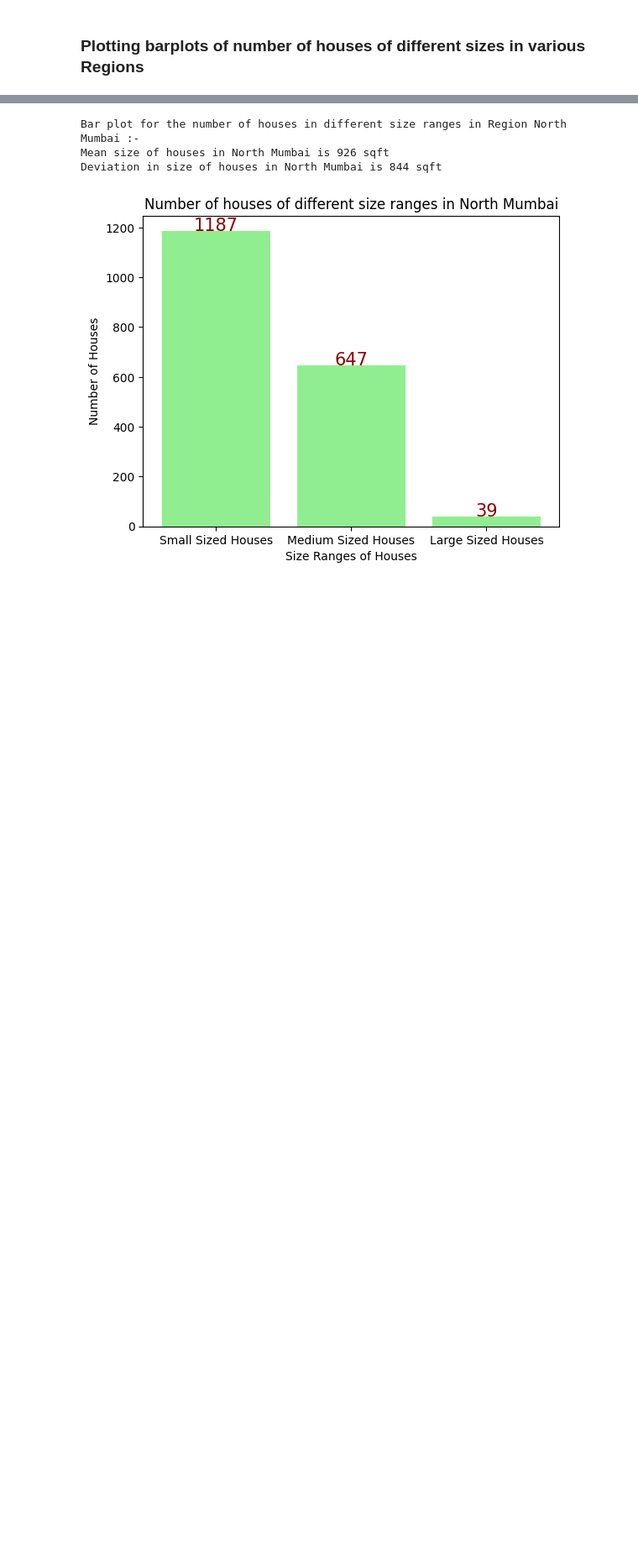
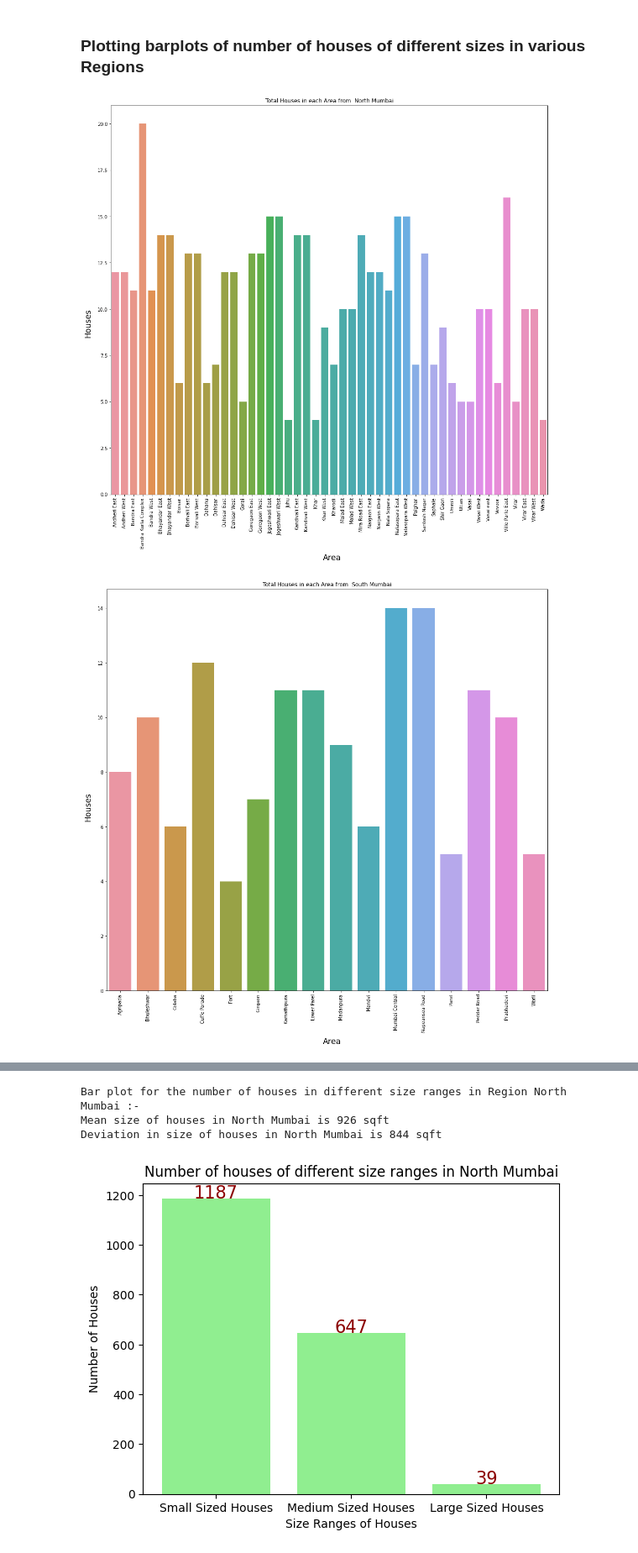
Before and after one commit to Ojas1905/DS203-PROJECT, a Jupyter notebook: DS203_PROJECT.ipynb, the cells around one changed output, grey strips where cells are left out. Shown at 84% size. Cells and saved outputs as stored; diff of their text form; code cells hidden in the pictures; blank space fills up the shorter version.

```diff
--- a/DS203_PROJECT.ipynb
+++ b/DS203_PROJECT.ipynb
@@ -474,2 +479,33 @@ Deviation in prices of houses in Raigadh is 0.18 Crore Rupees
 # %% [markdown]
 ### Plotting barplots of number of houses of different sizes in various Regions
+# %%
+def houses(DataFrames,region):
+    get_houses=DataFrames[region]
+    total_houses=get_houses.groupby(df['Location'],as_index=False)
+    Area=[]
+    Houses=[]
+    for key,item in total_houses:
+
+        total=len(key)
+        Area.append(key)
+        Houses.append(total)
+
+    f=plt.figure(figsize=(14,14))
+
+
+    ax = sns.barplot(Area,y=Houses)
+    ax.set(xlabel='')
+    plt.title(region,weight='bold')
+    #adding a common x and y label
+    plt.xticks(range(len(Houses)),Area, rotation='vertical')
+    plt.title("Total Houses in each Area from  " + Regions[i])
+    f.text(0.52,-0.01, "Area", ha="center", va="center",size='xx-large')
+    f.text(-0.01,0.50, "Houses", ha="center", va="center", rotation=90,size='xx-large')
+    plt.tight_layout()
+    plt.show()
+# %%
+for i in range(len(DataFrames)):
+        houses(DataFrames,i)
+# %% [output]
+[figure, added]
+[figure, added]
```
Also changed, not shown: parts of 6 cells of this notebook.
